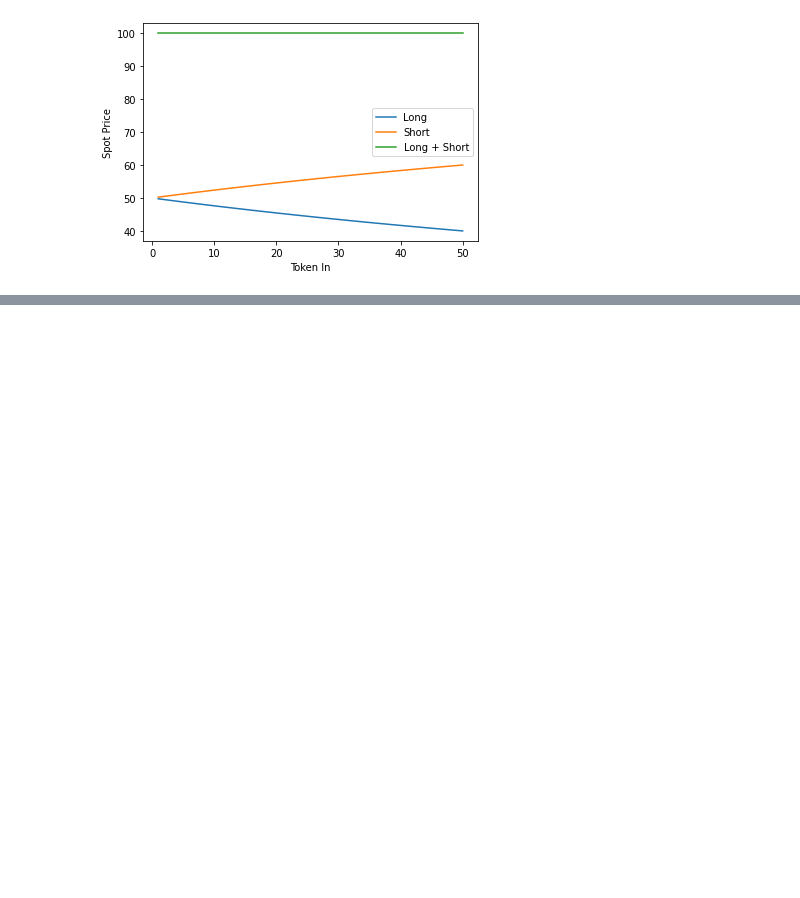
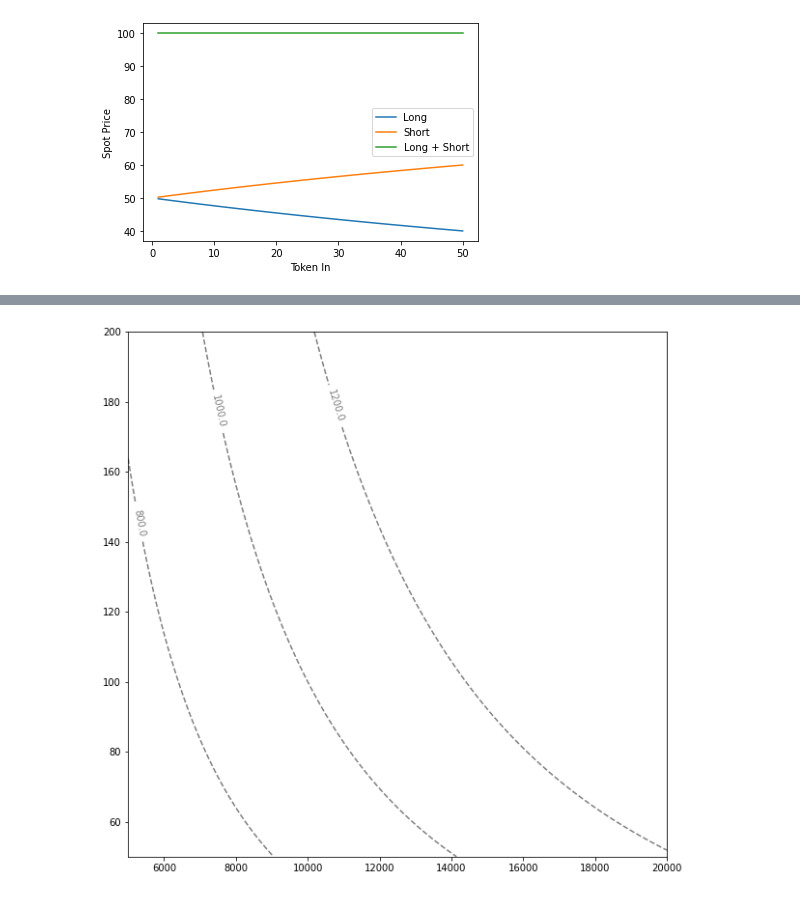
Before and after one commit to fetchai/mettalex-market-maker, a Jupyter notebook: amm_balancer.ipynb, the cells around one changed output, grey strips where cells are left out. Cells and saved outputs as stored; diff of their text form; code cells hidden in the pictures; blank space fills up the shorter version.

```diff
--- a/amm_balancer.ipynb
+++ b/amm_balancer.ipynb
@@ -581,0 +487,7 @@ _ = plt.ylabel('Spot Price')
+# %%
+invariants = np.array([0.8, 1.0, 1.2])*1000.
+f = plt.figure(figsize=(10,10))
+c = plt.contour(N_C, N_L, K_C_L, invariants, colors='k', alpha=0.5, linestyles='--')
+_ = plt.clabel(c, invariants, fmt='%0.1f')
+# %% [output]
+[figure, added]
```
Also changed, not shown: parts of 22 cells of this notebook, 1 other file.
